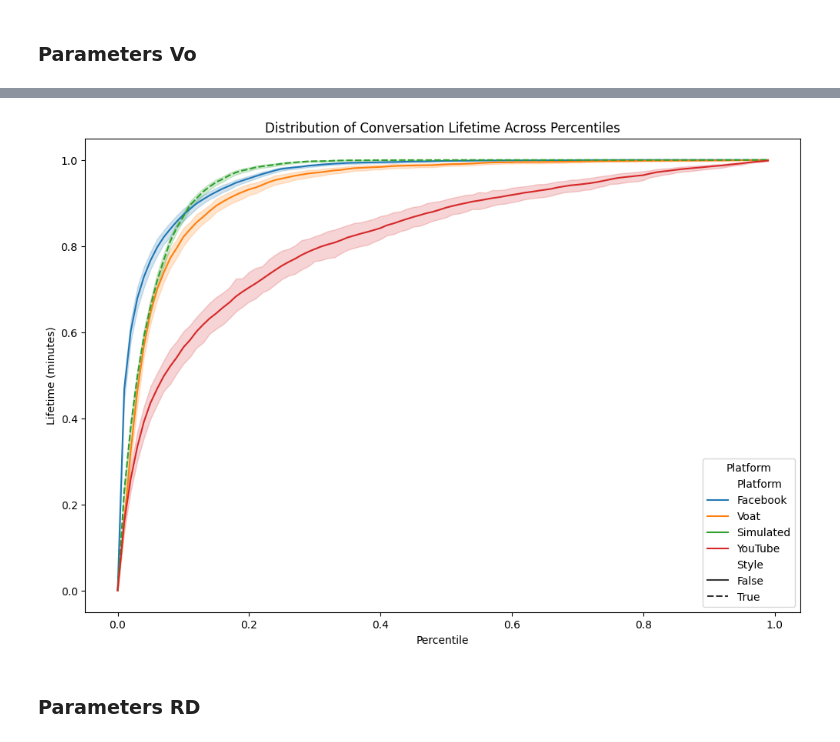
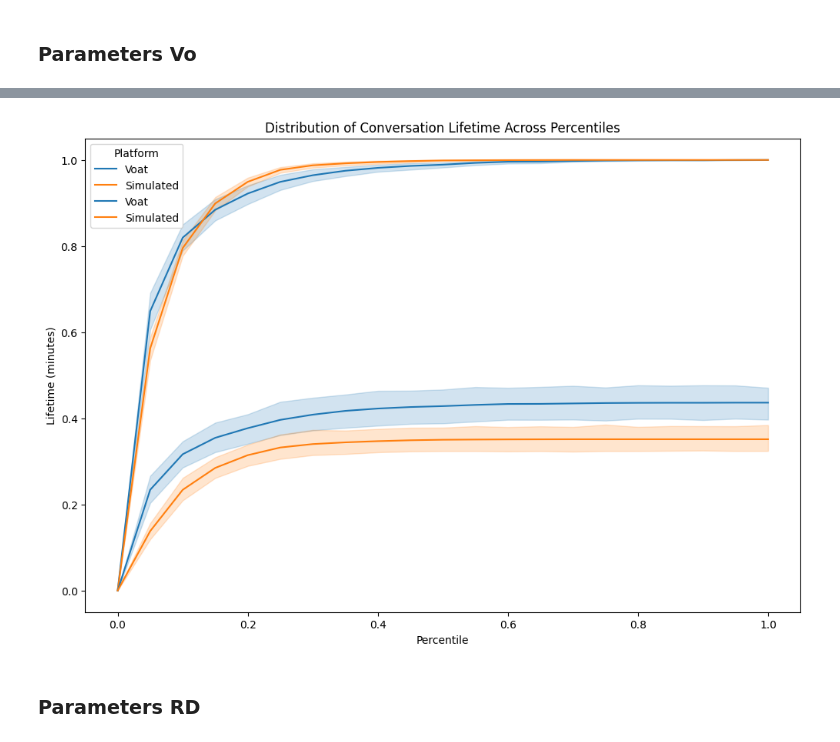
Before and after one commit to jacoponudo/Conversation_dynamics, a Jupyter notebook: src/SYN/search_parameters.ipynb, the cells around one changed output, grey strips where cells are left out. Saved outputs shown, nothing was run; the diff lists cells and outputs as text; code cells hidden in the pictures.

```diff
--- a/src/SYN/search_parameters.ipynb
+++ b/src/SYN/search_parameters.ipynb
@@ -1089,20 +621,19 @@ a=0.7683453768943135
 b=181.35859916908146
 loc=0.0009999999999999998
 scale=10.849357267138616
-alpha=0.6842105263157894
-r=0.6
-p=0.45000000000000007
+alpha=0.3
+lambda_=0.5
 
-c=0.5597232846389999
-d=95.64624655862815
-l=-0.21532560420550612
-s=0.14969610190277538
+c=1.3825444184574849
+d=0.3148667223304995
+l= -7.559994673910446e-07
+s= 0.014817594985246601
 
-cf=0.46474050827474
-df=32.24830809233218
-lf=-0.07760638016101293
-sf=0.574117870175086
-simulated, observed=simulate_data(vo, a, b,loc,scale, alpha, r,p,c,d,l,s,cf,df,lf,sf,num_threads=n)
+cf=5.288800316735881
+df=0.04913571005774435
+lf=2.7777777777777775e-06
+sf=0.24403022567064098
+simulated, observed=simulate_data(vo, a, b,loc,scale, alpha, lambda_,c,d,l,s,cf,df,lf,sf)
 # %%
 simulated_ECDF = calculate_ECDF(simulated, time_intervals)
 simulated_ECDF['Platform']='Simulated'
@@ -1126,18 +651,26 @@ The error is equal to: 581.05
 # %%
+import pandas as pd
+import seaborn as sns
+import matplotlib.pyplot as plt
 
-# Concatenate all ECDF data into one DataFrame
-combined_results = pd.concat([reddit_ECDF, observed_ECDF, simulated_ECDF, youtube_ECDF], ignore_index=True)
-combined_results['Style']=combined_results['Platform']=='Simulated'
+# Assuming observed_ECDF and simulated_ECDF are already defined DataFrames
+
+# Concatenate the ECDF data into one DataFrame
+combined_results = pd.concat([observed_ECDF, simulated_ECDF], ignore_index=True)
+
 # Plotting lineplot for all platforms with confidence intervals
 plt.figure(figsize=(12, 8))
-sns.lineplot(data=combined_results, x='Time Grid Value', y='Share', hue='Platform',errorbar=('ci', 99), style='Style')
+sns.lineplot(data=combined_results, x='Time Grid Value', y='Share', hue='Platform', errorbar=('ci', 99))
+sns.lineplot(data=combined_results, x='Time Grid Value', y='Share_cc', hue='Platform', errorbar=('ci', 99))
+
 plt.title('Distribution of Conversation Lifetime Across Percentiles')
 plt.ylabel('Lifetime (minutes)')
 plt.xlabel('Percentile')
-plt.grid(False)
-plt.legend(title='Platform')
+
+
+
 plt.show()
 # %% [output]
-[figure, old version]
+[figure, new version]
 # %% [markdown]
 ### Parameters RD
```
Also changed, not shown: parts of 51 cells of this notebook.
